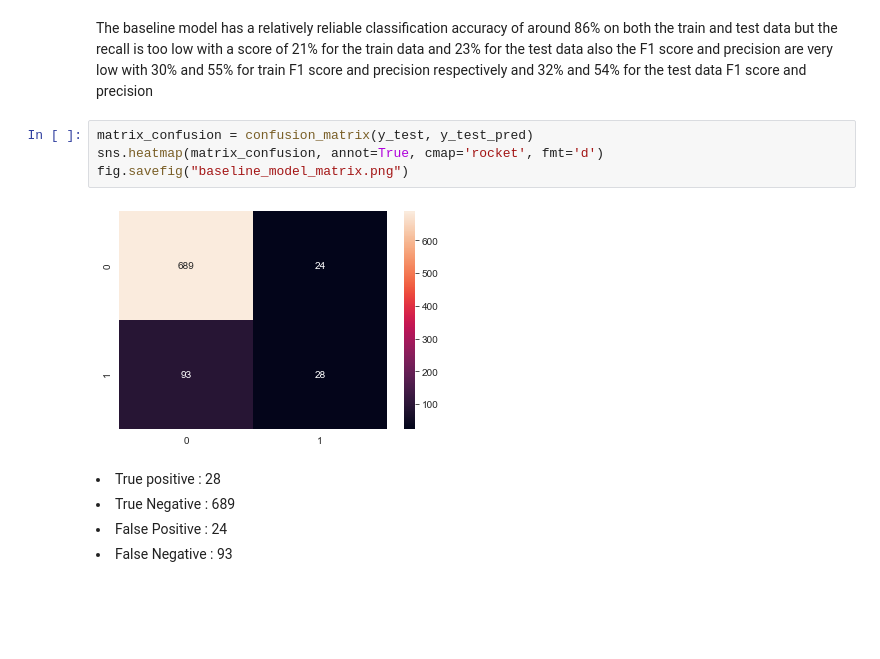
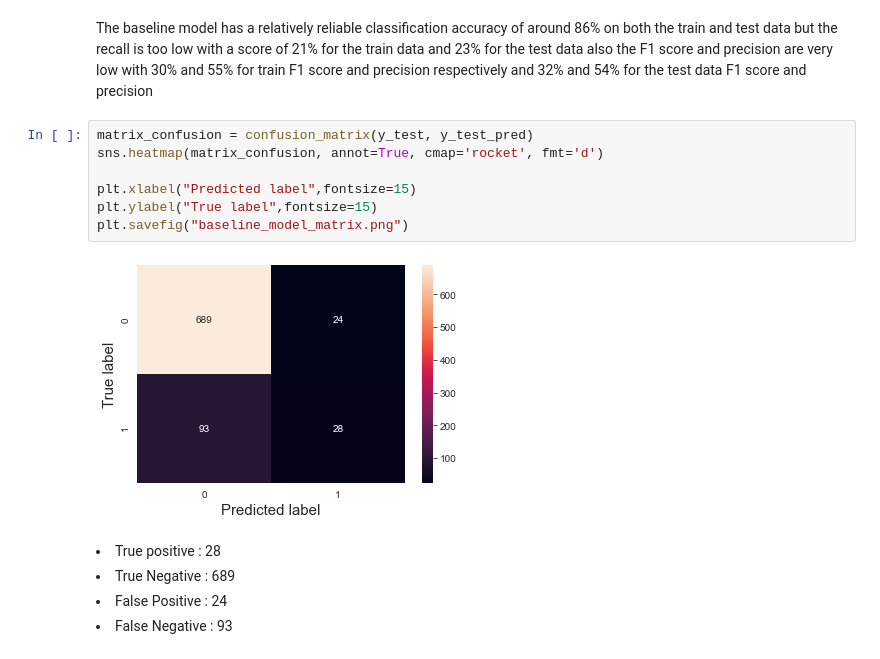
Before and after one commit to oscar066/Phase_3_project, a Jupyter notebook: index.ipynb, the cells around one changed output. Drawn from its saved outputs; the diff is of its cells as text; blank space fills up the shorter version.

```diff
--- a/index.ipynb
+++ b/index.ipynb
@@ -530,9 +530,12 @@ F1 score and precision respectively and 32% and 54% for the test data F1 score a
 # %%
 matrix_confusion = confusion_matrix(y_test, y_test_pred)
 sns.heatmap(matrix_confusion, annot=True, cmap='rocket', fmt='d')
-fig.savefig("baseline_model_matrix.png")
+
+plt.xlabel("Predicted label",fontsize=15)
+plt.ylabel("True label",fontsize=15)
+plt.savefig("baseline_model_matrix.png")
 # %% [output]
-[figure, old version]
+[figure, new version]
 # %% [markdown]
 <li>True positive : 28</li>
 <li>True Negative : 689 </li>
```
Also changed, not shown: parts of 8 cells of this notebook, 10 other files.
